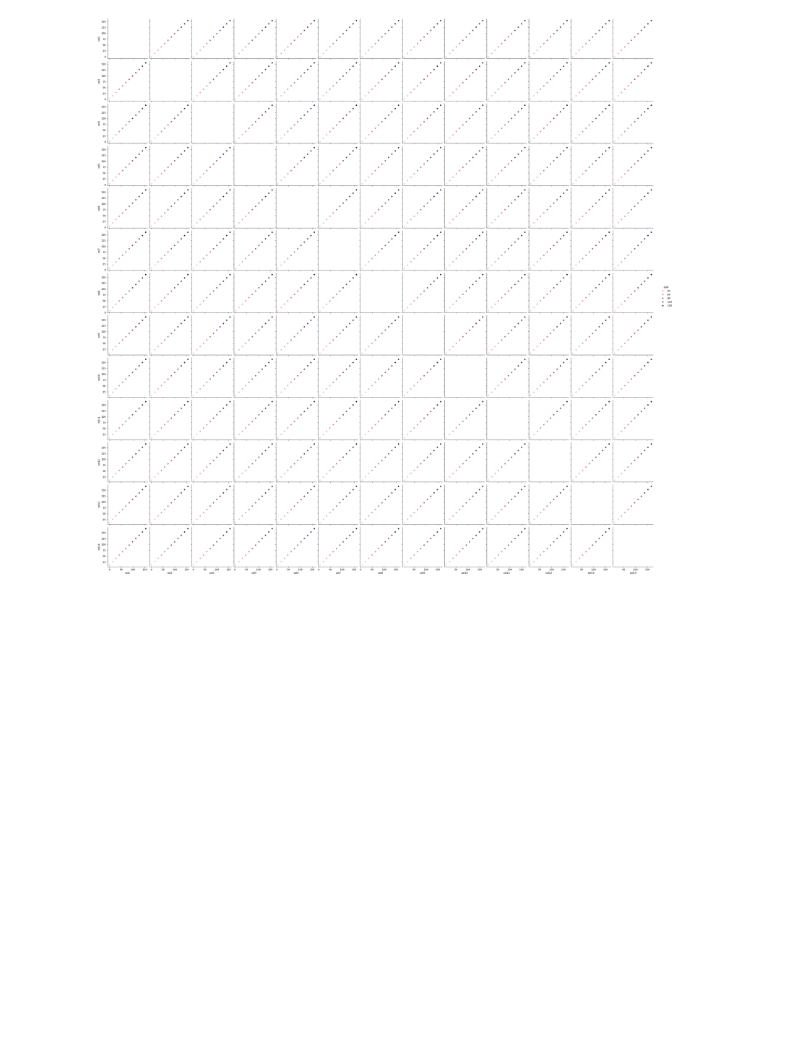
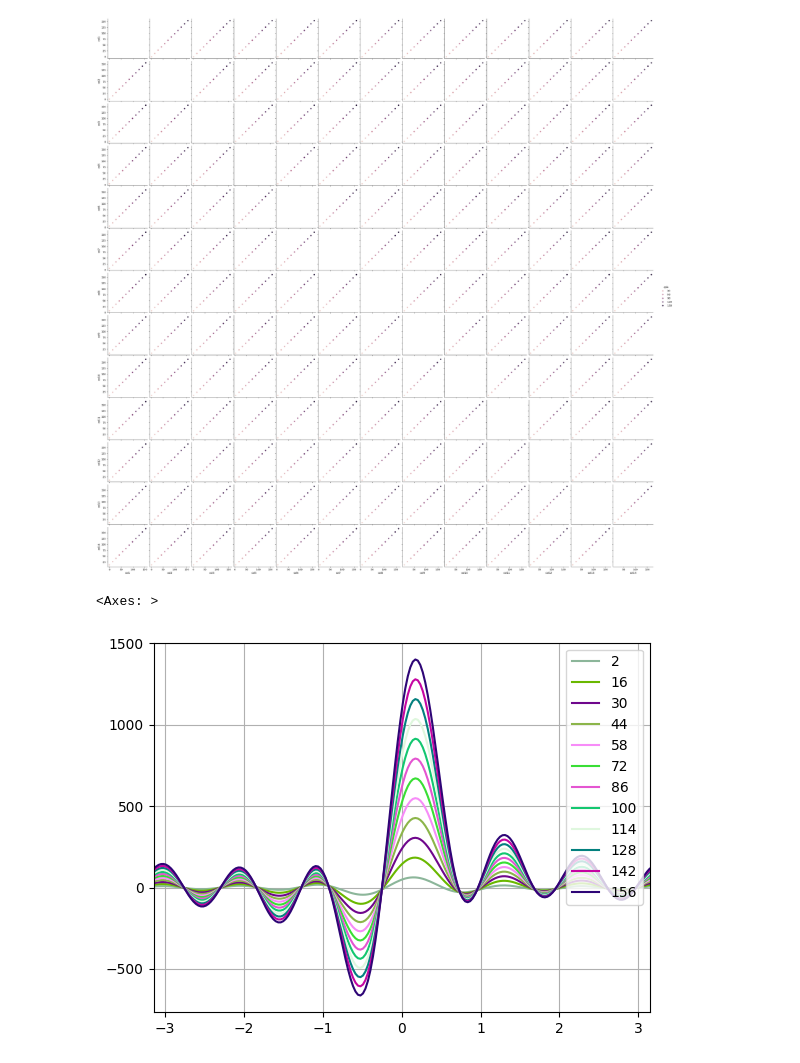
Before and after one commit to sharma1saransh/python, a Jupyter notebook: NumpyPandasSeaborn.ipynb, the cells around one changed output. Saved outputs shown, nothing was run; the diff lists cells and outputs as text; code cells hidden in the pictures; blank space fills up the shorter version.

```diff
--- a/NumpyPandasSeaborn.ipynb
+++ b/NumpyPandasSeaborn.ipynb
@@ -137,3 +137,8 @@ sns.pairplot(df,hue='col4')
 # %% [output]
 <seaborn.axisgrid.PairGrid at 0x...>
 [figure]
+# %%
+pd.plotting.andrews_curves(df,"col3")
+# %% [output]
+<Axes: >
+[figure, added]
```
Also changed, not shown: parts of 1 cell of this notebook.
